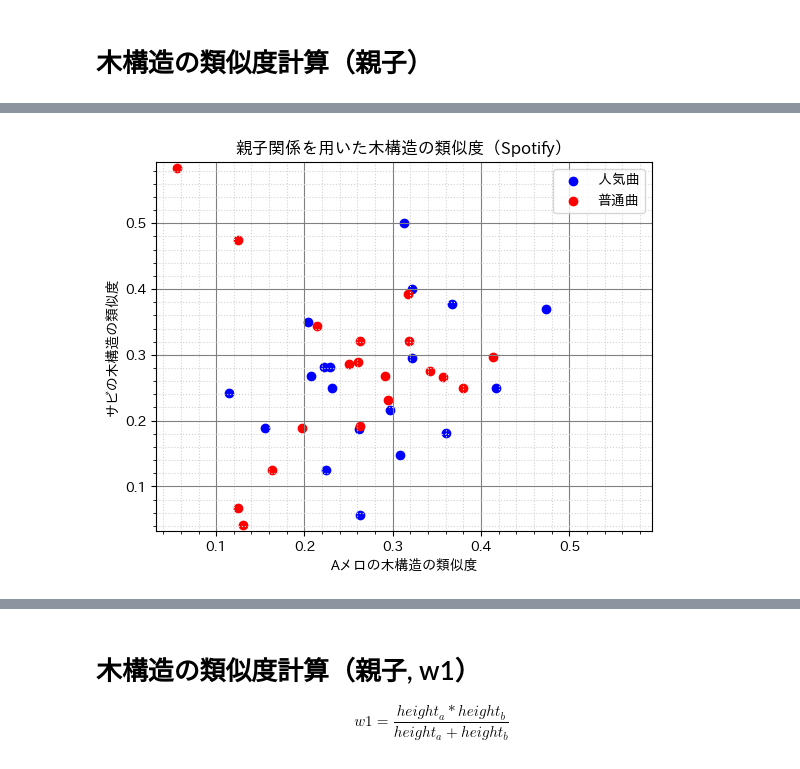
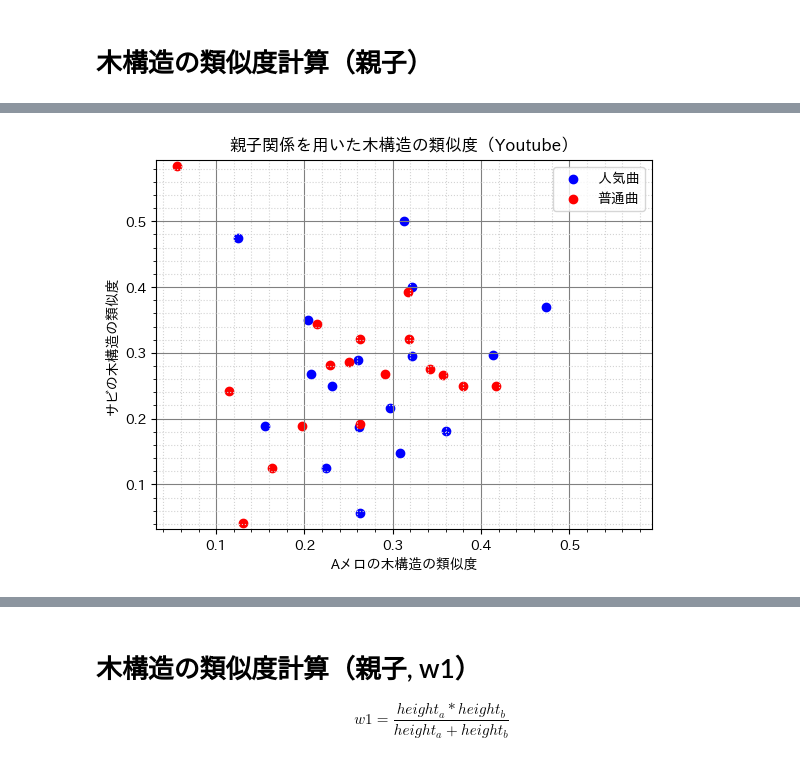
Before and after one commit to tsubasasugawara/lyrics_melody_analyzer, a Jupyter notebook: notebooks/ALL.ipynb, the cells around one changed output, grey strips where cells are left out. Drawn from its saved outputs; the diff is of its cells as text; code cells hidden in the pictures.

```diff
--- a/notebooks/ALL.ipynb
+++ b/notebooks/ALL.ipynb
@@ -170,20 +86,9 @@ plt.grid(which='minor', color='lightgray', linestyle='dotted')
-# %%
-sort_by_spotify = tree_similarity.dropna(subset=["spotify_id"]).sort_values("spotify_popularity", ascending=False)
-center = len(sort_by_spotify) // 2
-pop_spotify = sort_by_spotify[:center]
-unpop_spotify = sort_by_spotify[center:]
-
-plt.scatter(x=RATE_A, y=RATE_S, data=pop_spotify, color='blue', label='人気曲')
-plt.scatter(x=RATE_A, y=RATE_S, data=unpop_spotify, color='red', label='普通曲')
-
-plt.title("親子関係を用いた木構造の類似度（Spotify）")
-plt.xlabel("Aメロの木構造の類似度")
-plt.ylabel("サビの木構造の類似度")
-plt.xlim(xy_min_ts, xy_max_ts)
-plt.ylim(xy_min_ts, xy_max_ts)
-plt.legend()
-plt.minorticks_on()
-plt.grid(which='major', color='gray', linestyle='solid')
-plt.grid(which='minor', color='lightgray', linestyle='dotted')
-# %% [output]
-[figure, removed]
+# %%
+rates, xy_min_tspc, xy_max_tspc = preprocess([
+    pd.concat([df_yorushika, pd.read_csv("csv/ヨルシカ_tspc_20231119.csv")], axis=1),
+    pd.concat([df_greeeen, pd.read_csv("csv/GReeeeN_tspc_20231119.csv")], axis=1),
+])
+# %%
+scatter(rates, xy_min_tspc, xy_max_tspc, ["youtube_url"], "youtube_play_times", "親子関係を用いた木構造の類似度（Youtube）", "Aメロの木構造の類似度", "サビの木構造の類似度")
+# %% [output]
+[figure, added]
```
Also changed, not shown: parts of 24 cells of this notebook, 2 other files.
